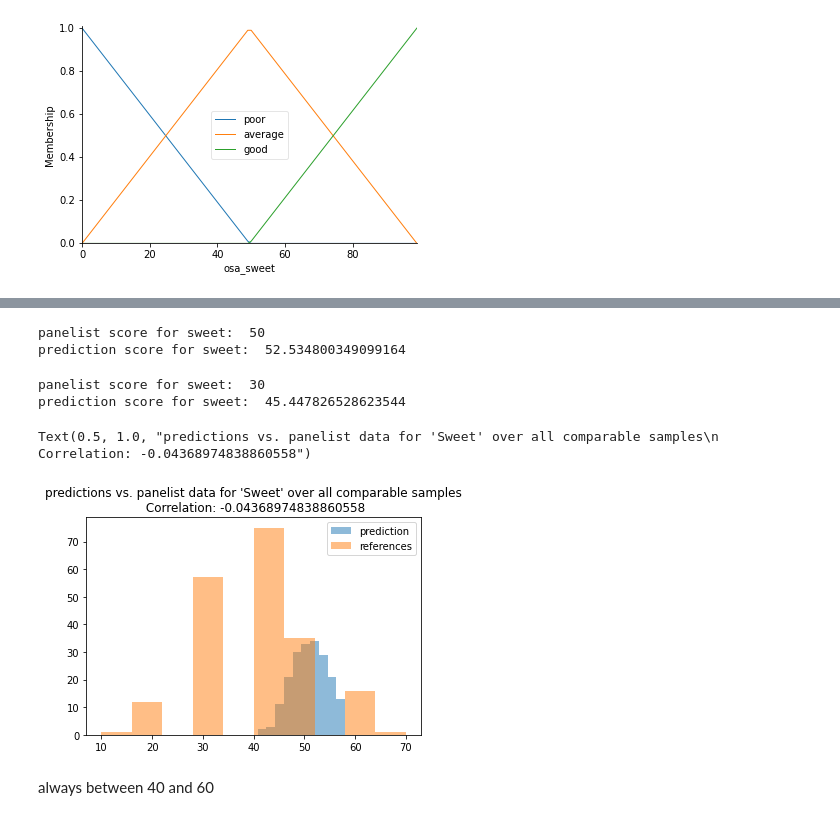
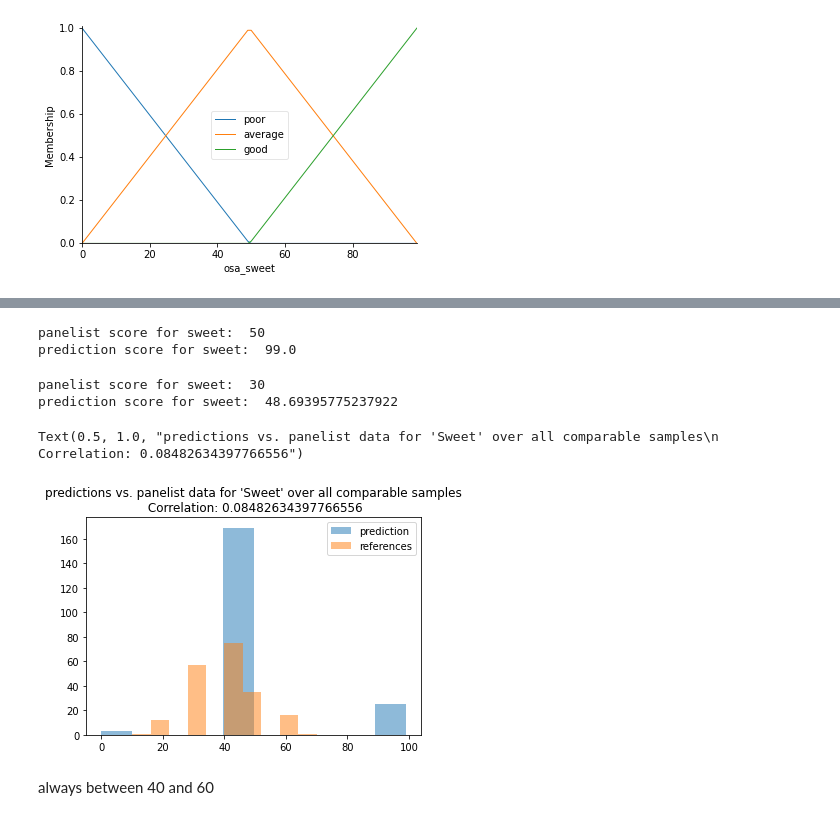
Before and after one commit to rengesf/flavorpred, a Jupyter notebook: FuzzySweet.ipynb, the cells around one changed output, grey strips where cells are left out. Cells and saved outputs as stored; diff of their text form; code cells hidden in the pictures.

Commit message:
updated fuzzy, change normalisation for all ms data

```diff
--- a/FuzzySweet.ipynb
+++ b/FuzzySweet.ipynb
@@ -8,15 +8,11 @@ from functools import reduce
 # %% [markdown]
 ##### load data
 # %%
+# ms data
 data = pd.read_csv('data/cas_intensities.csv', delimiter=',', index_col = 0)
 # only use first repliate
 data = data[data["replicate"]==1]
-ms_data = data.drop(columns=["replicate"])
-'''data_dist = ms_data.copy()
-data_dist["sum"] = data_dist.apply(lambda row:row.sum(), axis=1)
-data_dist['median']= data_dist.apply(lambda row:row[:-1].median(), axis=1)
-data_dist['mean']= data_dist.apply(lambda row:row[:-2].mean(), axis=1)
-data_norm = data_dist.apply(lambda row: row[:-3]/row['mean'],axis=1)
-data_norm.index = data_dist.index
-data_norm2 = data_norm.apply(lambda col:col/col.median(),axis=0)
-ms_data = data_norm2'''
+ms_data_original = data.drop(columns=["replicate"])
+ms_data = ms_data_original.copy()
+ms_data = ms_data.apply(lambda row: row/row.mean(),axis=1)
+ms_data = stats.zscore(np.log(ms_data))
@@ -58,8 +20,6 @@ Length: 732, dtype: float64
 # filter cas numbers with no intenisties over all samples
 zeros = ms_data.columns[ms_data.eq(0).all()]
 ms_data= ms_data.drop(zeros, axis=1)
-# %%
-ms_data = stats.zscore(ms_data)
 # %%
 panelist_data_df = pd.read_table("data/vlb_data_combined.txt", delimiter=',', index_col = 1)
 panelist_data_df = panelist_data_df[panelist_data_df["panelist"]==1]
@@ -268,7 +230,7 @@ split each antecedent and conesequent into 3 areas
 
 zscore from -3 to 3 and 197 values because of sample count
 # %%
-zscore_range=np.linspace(-3,3,197)# Since we only use zscored data, this range can be used everywhere
+zscore_range=np.linspace(-3,3,25)# Since we only use zscored data, this range can be used everywhere
 
 cas_antecedents = [] # we can just use an array, since the names are saved in the antecedent objects
 # we only use the sweet descriptors
@@ -280,5 +242,7 @@ for cas in sweet_descriptors_CAS:
 
     cas_antecedents.append( cas_antecedent)
 
-osa_sweet = ctrl.Consequent(np.arange(0, 100, 1), 'osa_sweet')
+defuzz_methods = ['centroid','bisector','lom','mom','som']
+
+osa_sweet = ctrl.Consequent(np.arange(0, 100, 1), 'osa_sweet',defuzzify_method=defuzz_methods[4])
 osa_sweet.automf(3)
@@ -308,0 +282,12 @@ plt.hist(sweet_ms_df.loc['000929'], alpha =0.5)
+# %%
+for index,entry in sweet_ms_df.loc['000838'].items():
+    fuzzy.input[ index ] = 3
+
+fuzzy.input['100-51-6'] = -3
+fuzzy.compute()
+predictions  = fuzzy.output['osa_sweet']
+
+references = panelist_data_comp.loc['000838']['Sweet']
+
+print("panelist score for sweet: " , references)
+print("prediction score for sweet: ", predictions)
@@ -319,7 +311,7 @@ print("panelist score for sweet: " , references)
 print("prediction score for sweet: ", predictions)
 # %% [output]
 panelist score for sweet:  50
-prediction score for sweet:  52.534800349099164
+prediction score for sweet:  99.0
 # %%
 for index,entry in sweet_ms_df.loc['000929'].items():
     fuzzy.input[ index ] = entry
@@ -333,7 +325,7 @@ print("panelist score for sweet: " , references)
 print("prediction score for sweet: ", predictions)
 # %% [output]
 panelist score for sweet:  30
-prediction score for sweet:  45.447826528623544
+prediction score for sweet:  48.69395775237922
 # %%
 predictions = []
 for index, row in sweet_ms_df.iterrows():
@@ -347,12 +339,17 @@ references = np.array(panelist_data_comp['Sweet'])
 # %%
 plt.hist(predictions, alpha = 0.5) #blue
 plt.hist(references, alpha = 0.5)
 labels= ["prediction", "references"]
 plt.legend(labels)
-plt.title("predictions vs. panelist data for 'Sweet' over all comparable samples"+"\n Correlation: "+ str(np.corrcoef(np.array(predictions), references)[0,1]))
+plt.title("predictions vs. panelist data for 'Sweet' over all comparable samples"+"\n Correlation: "+
+           #str(np.corrcoef(stats.zscore(predictions), stats.zscore(references))[0,1])
+          str(np.corrcoef(np.array(predictions), references)[0,1])
+
+
+           )
 # %% [output]
-Text(0.5, 1.0, "predictions vs. panelist data for 'Sweet' over all comparable samples\n Correlation: -0.04368974838860558")
+Text(0.5, 1.0, "predictions vs. panelist data for 'Sweet' over all comparable samples\n Correlation: 0.08482634397766556")
-[figure, old version]
+[figure, new version]
 # %% [markdown]
 always between 40 and 60
 # %% [markdown]
```
Also changed, not shown: parts of 14 cells of this notebook, 8 other files.
